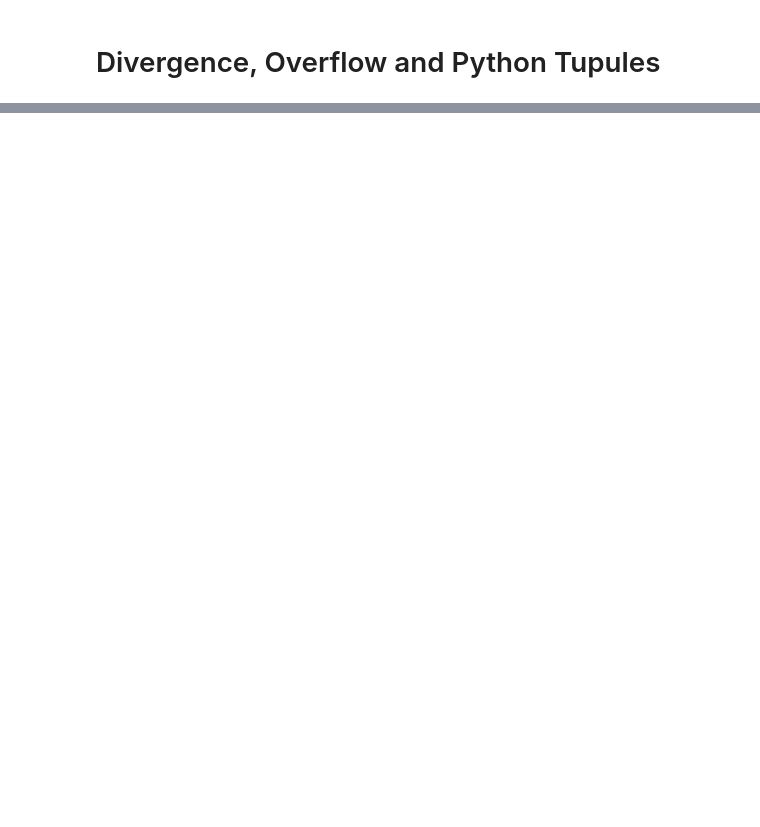
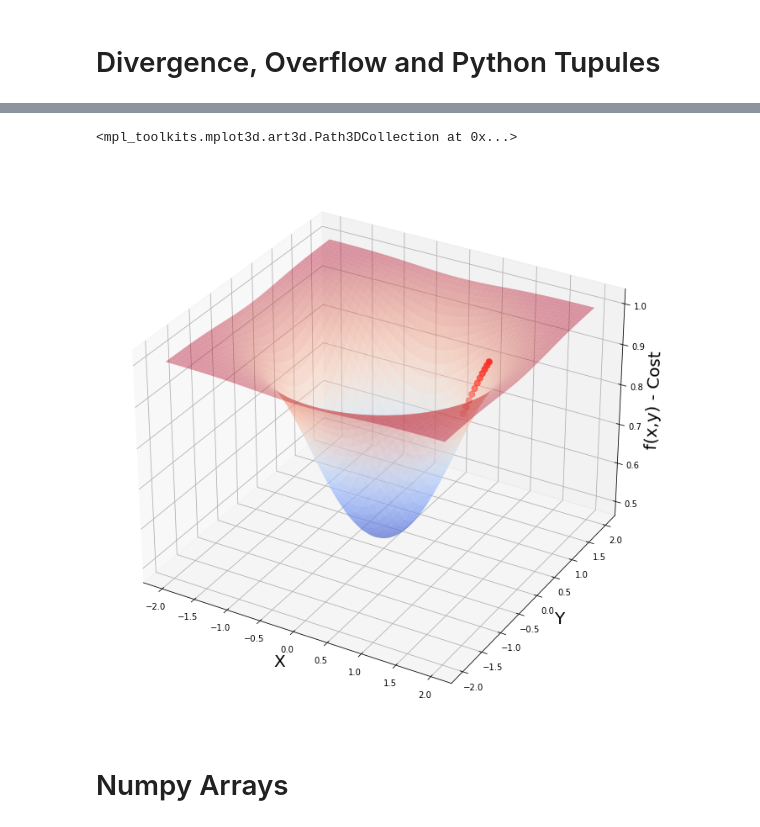
Before and after one commit to fatimaujunwa/gradientDescent, a Jupyter notebook: gradientDescent.ipynb, the cells around one changed output, grey strips where cells are left out. Drawn from its saved outputs; the diff is of its cells as text; code cells hidden in the pictures; blank space fills up the shorter version.

```diff
--- a/gradientDescent.ipynb
+++ b/gradientDescent.ipynb
@@ -401,0 +525,9 @@ sys.float_info.max
+# %%
+# partial derviative function
+def fpx(x,y):
+    r=3**(-x**2 -y**2)
+    return 2*x*log(3)*r/(r+1)**2
+# %%
+def fpy(x,y):
+    r=3**(-x**2 -y**2)
+    return 2*y*log(3)*r/(r+1)**2
@@ -401,0 +563,20 @@ sys.float_info.max
+# %%
+# setup
+multiplier=0.1
+max_iter =10
+
+params = np.array([1.0,1.0])
+values_array=params.reshape(1,2)# convert 1d array to 2d with row and column
+for n in range(max_iter):
+    gradient_x=fpx(params[0],params[1])
+    gradient_y=fpy(params[0],params[1])
+    gradients = np.array([gradient_x,gradient_y])
+    params=params - multiplier * gradients
+    values_array=np.append(values_array,params.reshape(1,2),axis=0)
+
+    # or values_array=np.concatenate((values_array,params.reshape(1,2)),axis=0)
+print('values in gradient array',gradients)
+print('minimum occurs at x values of', params[0])
+print('minimum occurs at y values of', params[1])
+print('the cost is of', f(params[0],params[1]))
+print('values_array[:,0]',values_array[:,0])
@@ -401,0 +590,19 @@ sys.float_info.max
+# %%
+import matplotlib.pyplot as plt
+# generating 3d plot
+fig = plt.figure(figsize=[16,12])
+#
+#get the 3d axes
+ax = fig.add_subplot(projection='3d')
+ax.set_xlabel('X',fontsize=20)
+ax.set_ylabel('Y',fontsize=20)
+ax.set_zlabel('f(x,y) - Cost',fontsize=20)
+#plots the values on the surface
+ax.plot_surface(x_4,y_4,f(x_4,y_4),cmap=cm.coolwarm,alpha=0.4)
+#values_array[:,0] is the first column which in this case contains x values for params
+ax.scatter(values_array[:,0],values_array[:,1],f(values_array[:,0],values_array[:,1]),s=50,color='red')
+# %% [output]
+<mpl_toolkits.mplot3d.art3d.Path3DCollection at 0x...>
+[figure, added]
+# %% [markdown]
+# Numpy Arrays
```
Also changed, not shown: parts of 66 cells of this notebook.
